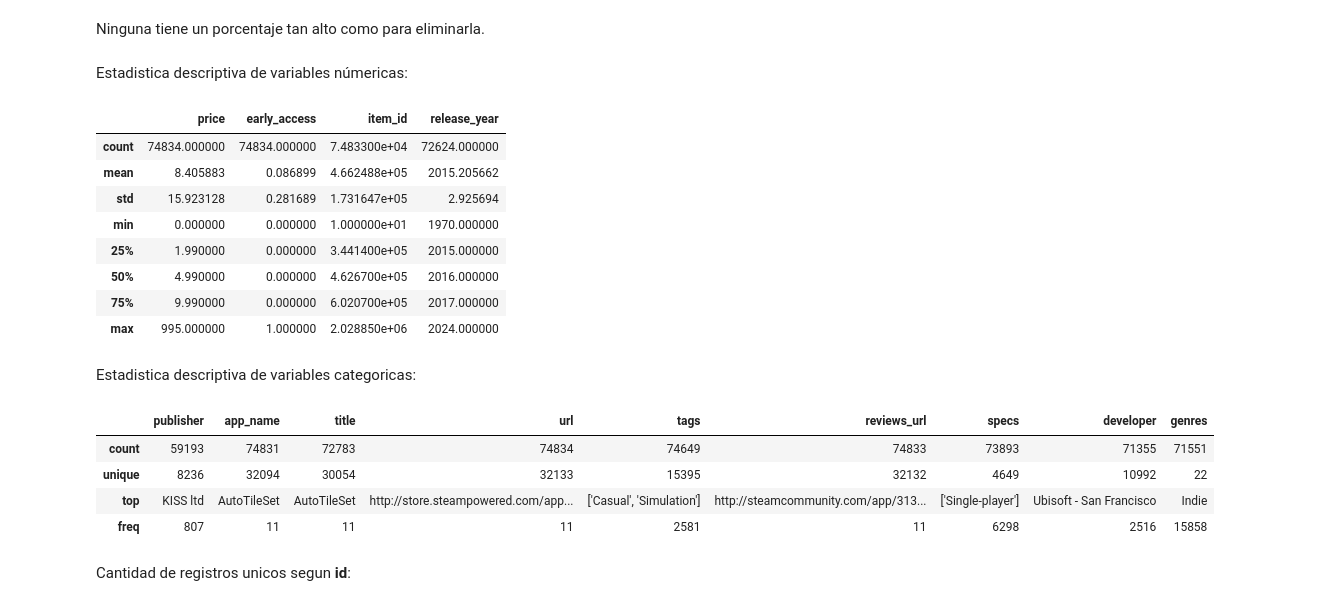
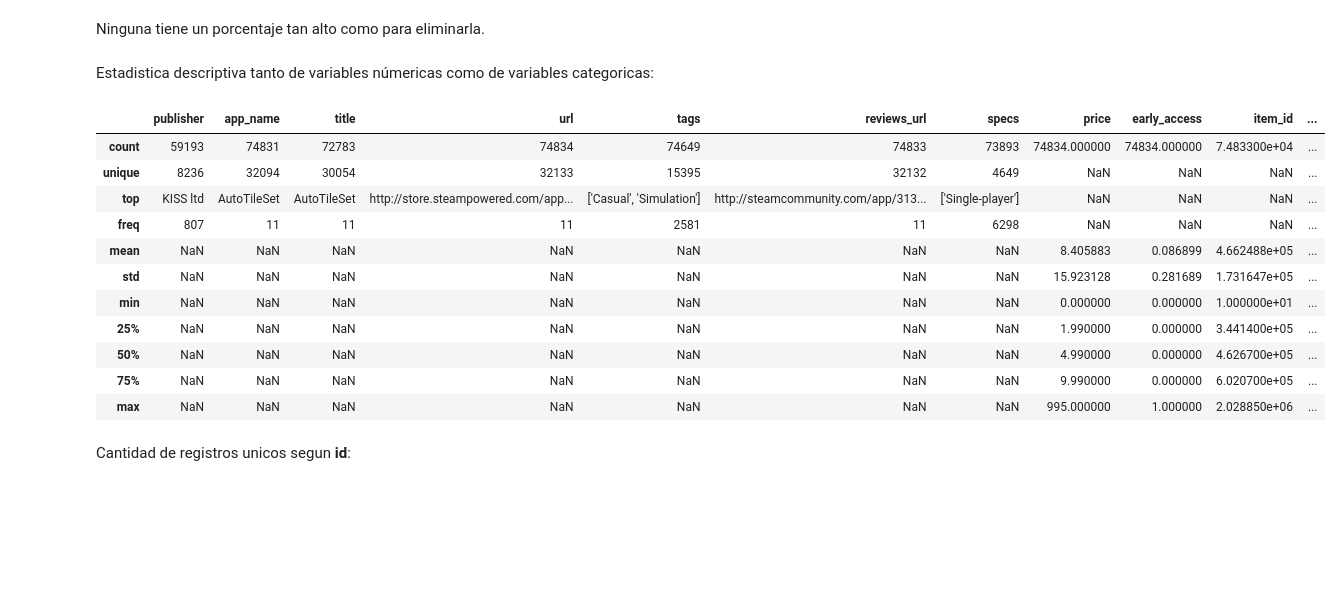
Before and after one commit to MiliTrres/Henry-PI1-MLOps-Steam, a Jupyter notebook: EDA.ipynb, the cells around one changed output. Cells and saved outputs as stored; diff of their text form; code cells hidden in the pictures; blank space fills up the shorter version.

```diff
--- a/EDA.ipynb
+++ b/EDA.ipynb
@@ -14,13 +17,13 @@ import FuncionExtra as f
 # %% [markdown]
 #### Lectura de los datasets
 # %%
-steam_games = pd.read_csv('../../steam_games_limpio.csv')
+steam_games = pd.read_csv('../steam_games_limpio.csv')
 
-user_reviews = pd.read_csv('../../user_reviews_limpio.csv')
+user_reviews = pd.read_csv('../user_reviews_limpio.csv')
 
-user_items = pd.read_csv('../../user_items_limpio.csv')
+user_items = pd.read_csv('../user_items_limpio.csv')
 
-sentiment_analysis = pd.read_csv('../../sentiment_analysis.csv')
+sentiment_analysis = pd.read_csv('../sentiment_analysis.csv')
 # %% [markdown]
 #### EDA dataset **steam_games**
 # %% [markdown]
@@ -71,18 +74,19 @@ La columna genres tiene un  4.39 % de valores nulos
 # %% [markdown]
 Ninguna tiene un porcentaje tan alto como para eliminarla.
 # %% [markdown]
-Estadistica descriptiva de variables númericas:
+Estadistica descriptiva tanto de variables númericas como de variables categoricas:
 # %%
-steam_games.describe()
+steam_games.describe(include='all')
 # %% [output]
-|  | price | early_access | item_id | release_year |
-| count | 74834.000000 | 74834.000000 | 7.483300e+04 | 72624.000000 |
-| mean | 8.405883 | 0.086899 | 4.662488e+05 | 2015.205662 |
-| std | 15.923128 | 0.281689 | 1.731647e+05 | 2.925694 |
-| min | 0.000000 | 0.000000 | 1.000000e+01 | 1970.000000 |
-| 25% | 1.990000 | 0.000000 | 3.441400e+05 | 2015.000000 |
-| 50% | 4.990000 | 0.000000 | 4.626700e+05 | 2016.000000 |
-| 75% | 9.990000 | 0.000000 | 6.020700e+05 | 2017.000000 |
-| max | 995.000000 | 1.000000 | 2.028850e+06 | 2024.000000 |
+|  | publisher | app_name | title | url | tags | reviews_url | specs | price | early_access | item_id | ... |
+| count | 59193 | 74831 | 72783 | 74834 | 74649 | 74833 | 73893 | 74834.000000 | 74834.000000 | 7.483300e+04 | ... |
+| unique | 8236 | 32094 | 30054 | 32133 | 15395 | 32132 | 4649 | NaN | NaN | NaN | ... |
+| top | KISS ltd | AutoTileSet | AutoTileSet | http://store.steampowered.com/app... | ['Casual', 'Simulation'] | http://steamcommunity.com/app/313... | ['Single-player'] | NaN | NaN | NaN | ... |
+| freq | 807 | 11 | 11 | 11 | 2581 | 11 | 6298 | NaN | NaN | NaN | ... |
+| mean | NaN | NaN | NaN | NaN | NaN | NaN | NaN | 8.405883 | 0.086899 | 4.662488e+05 | ... |
+| std | NaN | NaN | NaN | NaN | NaN | NaN | NaN | 15.923128 | 0.281689 | 1.731647e+05 | ... |
+| min | NaN | NaN | NaN | NaN | NaN | NaN | NaN | 0.000000 | 0.000000 | 1.000000e+01 | ... |
+| 25% | NaN | NaN | NaN | NaN | NaN | NaN | NaN | 1.990000 | 0.000000 | 3.441400e+05 | ... |
+| 50% | NaN | NaN | NaN | NaN | NaN | NaN | NaN | 4.990000 | 0.000000 | 4.626700e+05 | ... |
+| 75% | NaN | NaN | NaN | NaN | NaN | NaN | NaN | 9.990000 | 0.000000 | 6.020700e+05 | ... |
+| max | NaN | NaN | NaN | NaN | NaN | NaN | NaN | 995.000000 | 1.000000 | 2.028850e+06 | ... |
-# %% [markdown]
-Estadistica descriptiva de variables categoricas:
@@ -93,11 +93,3 @@ df = steam_games[columnas_object]
-# %%
-df.describe()
-# %% [output]
-|  | publisher | app_name | title | url | tags | reviews_url | specs | developer | genres |
-| count | 59193 | 74831 | 72783 | 74834 | 74649 | 74833 | 73893 | 71355 | 71551 |
-| unique | 8236 | 32094 | 30054 | 32133 | 15395 | 32132 | 4649 | 10992 | 22 |
-| top | KISS ltd | AutoTileSet | AutoTileSet | http://store.steampowered.com/app... | ['Casual', 'Simulation'] | http://steamcommunity.com/app/313... | ['Single-player'] | Ubisoft - San Francisco | Indie |
-| freq | 807 | 11 | 11 | 11 | 2581 | 11 | 6298 | 2516 | 15858 |
 # %% [markdown]
 Cantidad de registros unicos segun **id**:
 # %%
```
Also changed, not shown: parts of 9 cells of this notebook, 2 other files.
